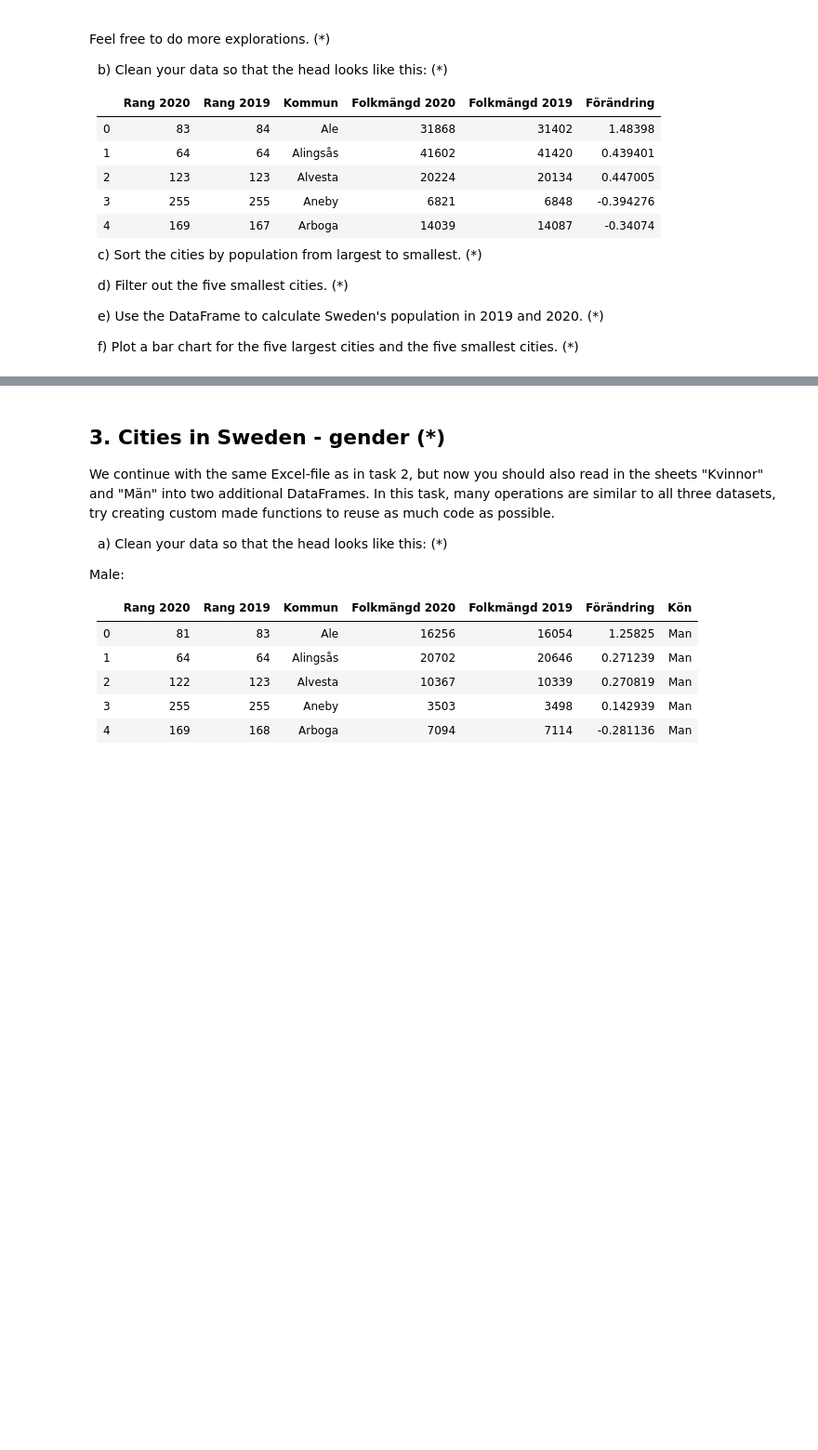
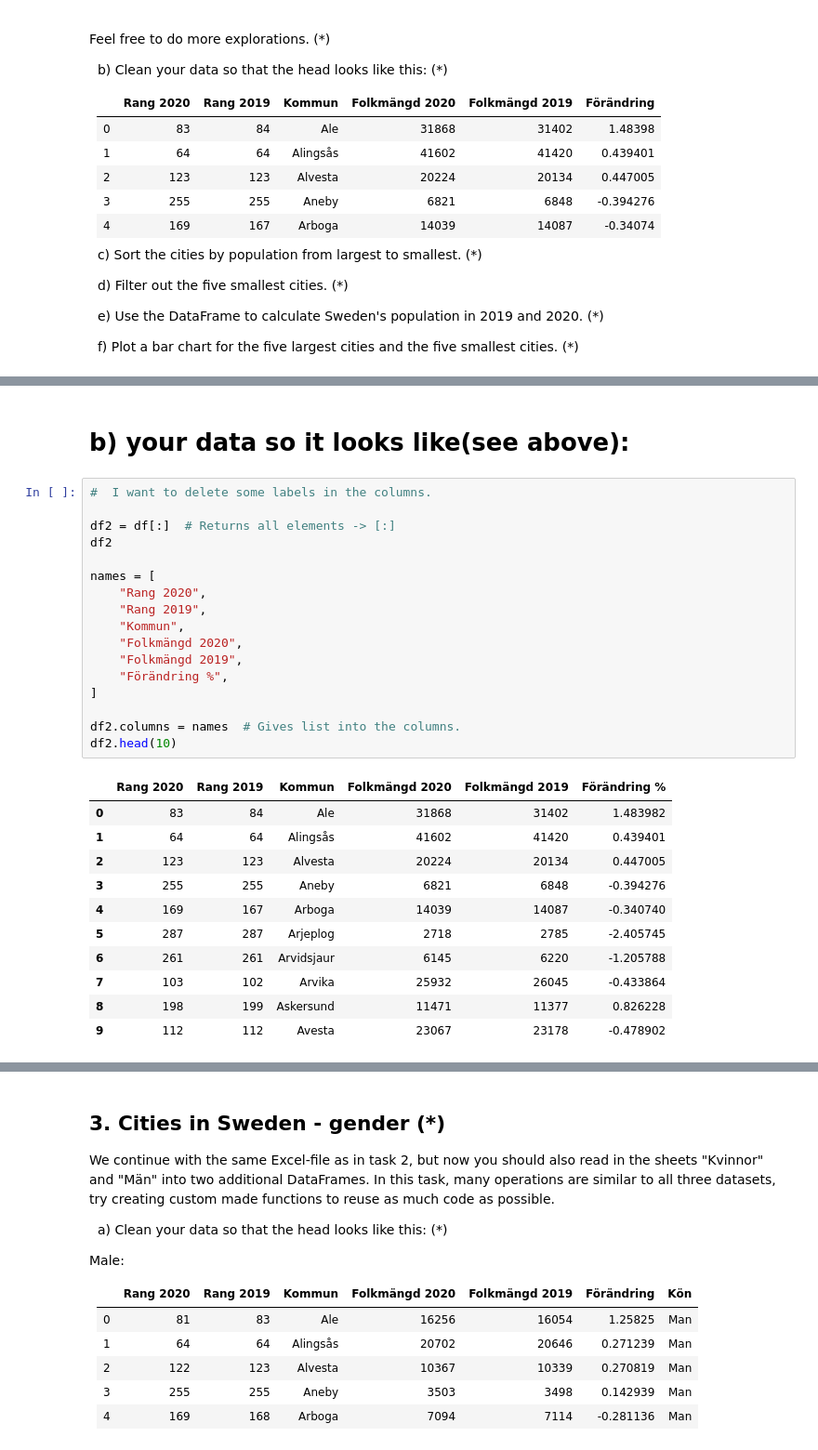
Before and after one commit to JoelOscarsson/Databehandling-JoelOscarsson, a Jupyter notebook: Assignments/L1-Pandas-b-syntax.ipynb, the cells around one changed output, grey strips where cells are left out. Shown: that part at 93% size. Cells and saved outputs as stored; diff of their text form; blank space fills up the shorter version.

```diff
--- a/Assignments/L1-Pandas-b-syntax.ipynb
+++ b/Assignments/L1-Pandas-b-syntax.ipynb
@@ -224,0 +252,31 @@ Feel free to do more explorations. (*)
+# %% [markdown]
+# b)  your data so it looks like(see above):
+# %%
+#  I want to delete some labels in the columns.
+
+df2 = df[:]  # Returns all elements -> [:]
+df2
+
+names = [
+    "Rang 2020",
+    "Rang 2019",
+    "Kommun",
+    "Folkmängd 2020",
+    "Folkmängd 2019",
+    "Förändring %",
+]
+
+df2.columns = names  # Gives list into the columns.
+df2.head(10)
+# %% [output]
+|  | Rang 2020 | Rang 2019 | Kommun | Folkmängd 2020 | Folkmängd 2019 | Förändring % |
+| 0 | 83 | 84 | Ale | 31868 | 31402 | 1.483982 |
+| 1 | 64 | 64 | Alingsås | 41602 | 41420 | 0.439401 |
+| 2 | 123 | 123 | Alvesta | 20224 | 20134 | 0.447005 |
+| 3 | 255 | 255 | Aneby | 6821 | 6848 | -0.394276 |
+| 4 | 169 | 167 | Arboga | 14039 | 14087 | -0.340740 |
+| 5 | 287 | 287 | Arjeplog | 2718 | 2785 | -2.405745 |
+| 6 | 261 | 261 | Arvidsjaur | 6145 | 6220 | -1.205788 |
+| 7 | 103 | 102 | Arvika | 25932 | 26045 | -0.433864 |
+| 8 | 198 | 199 | Askersund | 11471 | 11377 | 0.826228 |
+| 9 | 112 | 112 | Avesta | 23067 | 23178 | -0.478902 |
```
Also changed, not shown: parts of 9 cells of this notebook, 1 other file.
